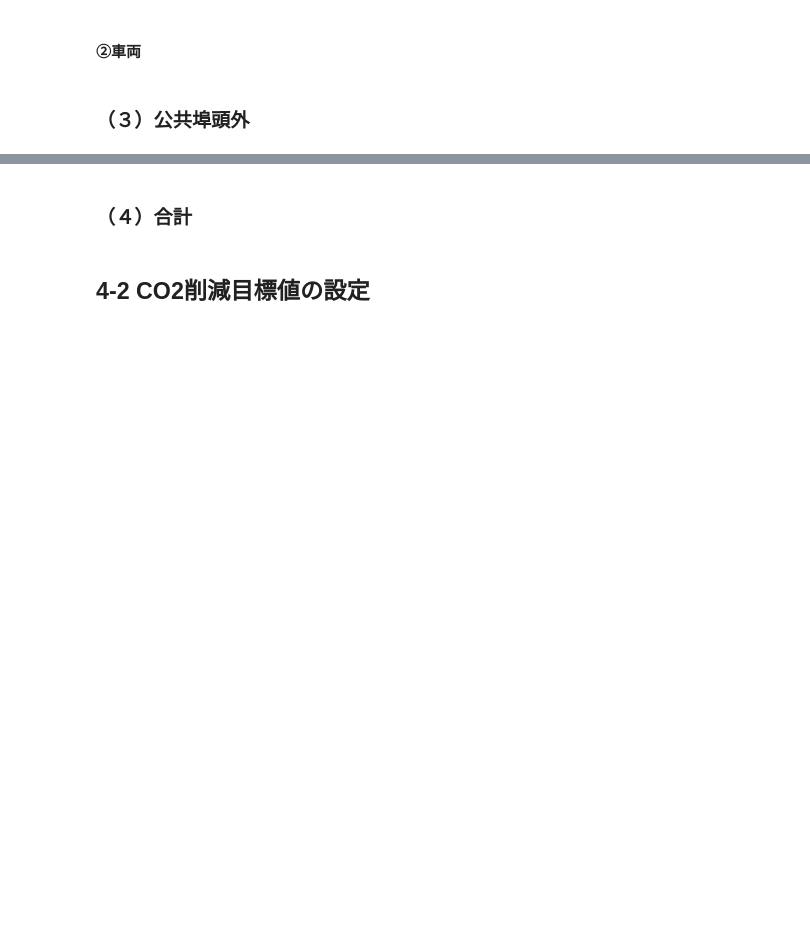
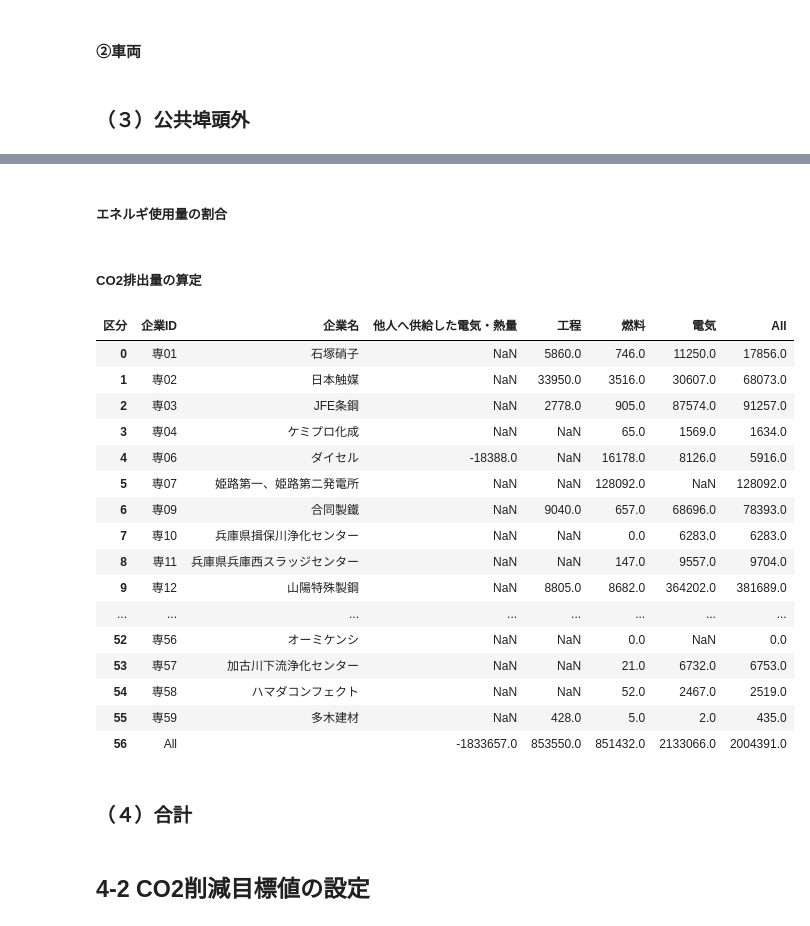
Before and after one commit to dicechick373/google-colab, a Jupyter notebook: 10_kouwan/03_播磨臨海CNP.ipynb, the cells around one changed output, grey strips where cells are left out. Saved outputs shown, nothing was run; the diff lists cells and outputs as text; code cells hidden in the pictures; blank space fills up the shorter version.

```diff
--- a/10_kouwan/03_播磨臨海CNP.ipynb
+++ b/10_kouwan/03_播磨臨海CNP.ipynb
@@ -477,0 +464,12 @@ df_carryin_lng.to_csv('/content/全国港湾のLNG搬入量_2020.csv',encoding='
+# %%
+"""
+csvを読み込む関数
+"""
+def read_csv(path):
+  # エンコードはcp932を指定
+  df = pd.read_csv(path,encoding="cp932")
+
+  return df
+
+df_energy_2021 = read_csv('/content/企業のエネルギー使用量_2021.csv')
+df_energy_2021.head()
@@ -478,3 +495,44 @@ df_carryin_lng.to_csv('/content/全国港湾のLNG搬入量_2020.csv',encoding='
+# %% [markdown]
+##### エネルギ使用量の割合
+# %% [markdown]
+##### CO2排出量の算定
+# %%
+"""
+CO2排出量を算定する
+"""
+def df_co2(df):
+
+  # 使用量✕排出係数
+  df["CO2排出量（t-CO2）"] = df.apply(lambda x: round(x["使用量"] * x["排出係数"]/1000,0), axis=1)
+
+  # # 企業✕区分で集計
+  df = pd.pivot_table(df, index=['企業ID', '企業名'], columns='区分', values='CO2排出量（t-CO2）', margins=True, aggfunc=np.sum).reset_index()
+
+
+
+
+  return df
+
+df_CO2_2021 = df_co2(df_energy_2021)
+df_CO2_2021
+# %% [output]
+| 区分 | 企業ID | 企業名 | 他人へ供給した電気・熱量 | 工程 | 燃料 | 電気 | All |
+| 0 | 専01 | 石塚硝子 | NaN | 5860.0 | 746.0 | 11250.0 | 17856.0 |
+| 1 | 専02 | 日本触媒 | NaN | 33950.0 | 3516.0 | 30607.0 | 68073.0 |
+| 2 | 専03 | JFE条鋼 | NaN | 2778.0 | 905.0 | 87574.0 | 91257.0 |
+| 3 | 専04 | ケミプロ化成 | NaN | NaN | 65.0 | 1569.0 | 1634.0 |
+| 4 | 専06 | ダイセル | -18388.0 | NaN | 16178.0 | 8126.0 | 5916.0 |
+| 5 | 専07 | 姫路第一、姫路第二発電所 | NaN | NaN | 128092.0 | NaN | 128092.0 |
+| 6 | 専09 | 合同製鐵 | NaN | 9040.0 | 657.0 | 68696.0 | 78393.0 |
+| 7 | 専10 | 兵庫県揖保川浄化センター | NaN | NaN | 0.0 | 6283.0 | 6283.0 |
+| 8 | 専11 | 兵庫県兵庫西スラッジセンター | NaN | NaN | 147.0 | 9557.0 | 9704.0 |
+| 9 | 専12 | 山陽特殊製鋼 | NaN | 8805.0 | 8682.0 | 364202.0 | 381689.0 |
+| ... | ... | ... | ... | ... | ... | ... | ... |
+| 52 | 専56 | オーミケンシ | NaN | NaN | 0.0 | NaN | 0.0 |
+| 53 | 専57 | 加古川下流浄化センター | NaN | NaN | 21.0 | 6732.0 | 6753.0 |
+| 54 | 専58 | ハマダコンフェクト | NaN | NaN | 52.0 | 2467.0 | 2519.0 |
+| 55 | 専59 | 多木建材 | NaN | 428.0 | 5.0 | 2.0 | 435.0 |
+| 56 | All |  | -1833657.0 | 853550.0 | 851432.0 | 2133066.0 | 2004391.0 |
 # %% [markdown]
 ### （４）合計
 # %% [markdown]
```
Also changed, not shown: parts of 7 cells of this notebook.
